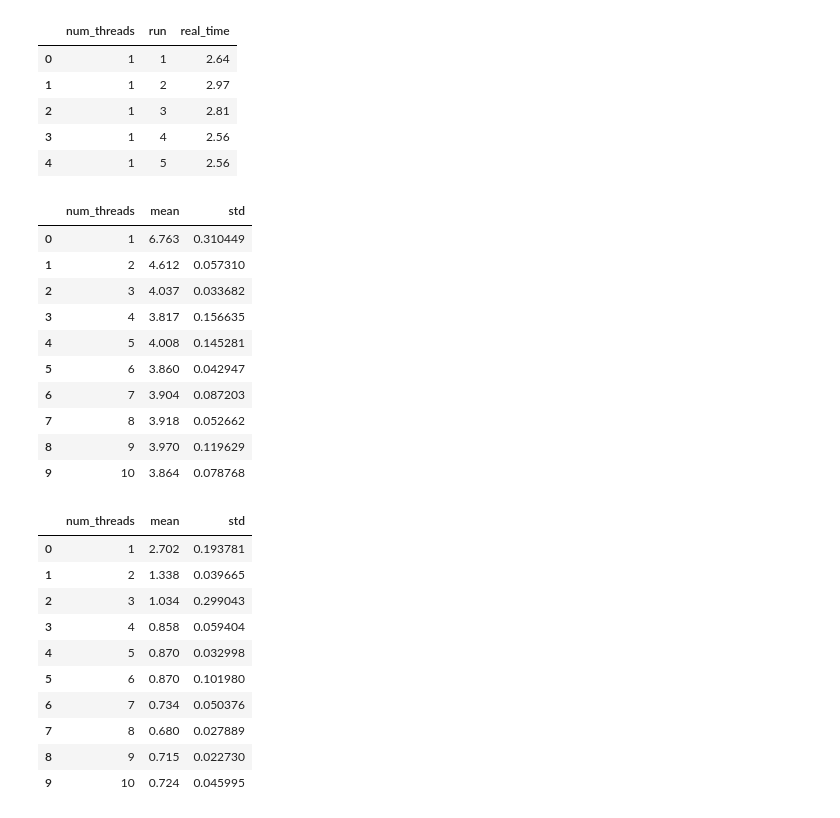
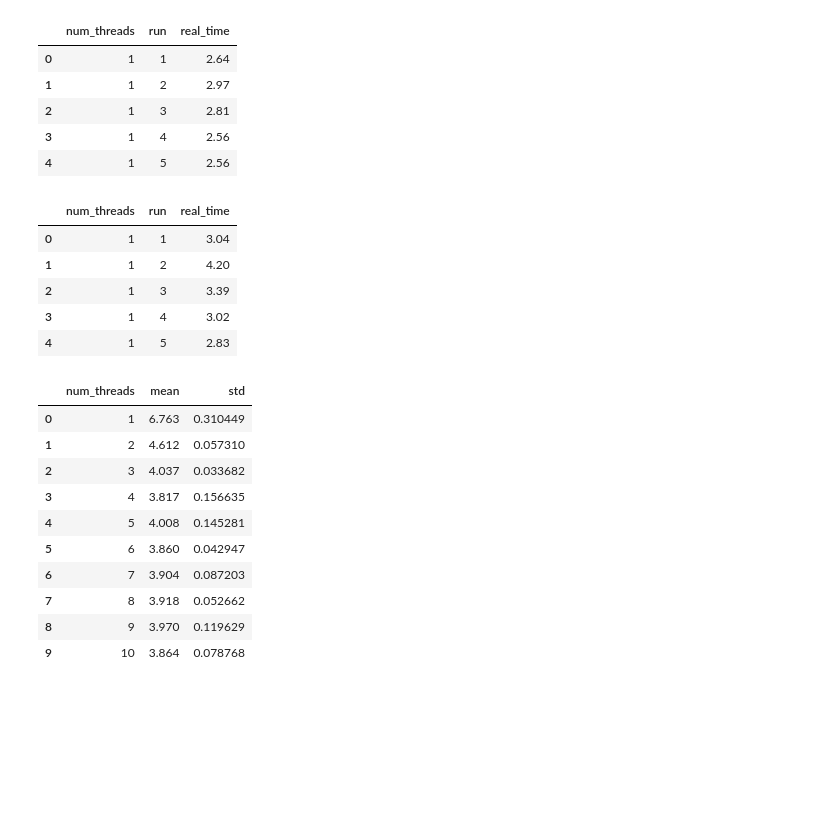
Before and after one commit to luismomm2110/UDESC-programacao-paralela, a Jupyter notebook: analysis_results.ipynb, the cells around one changed output. Cells and saved outputs as stored; diff of their text form; code cells hidden in the pictures; blank space fills up the shorter version.

```diff
--- a/analysis_results.ipynb
+++ b/analysis_results.ipynb
@@ -5,6 +5,7 @@ import matplotlib.pyplot as plt
 # Load the data
 df_1000_posix = pd.read_csv('./results_1000_posix.csv')
 df_1000_open_mp_static = pd.read_csv('./results_1000_openmp_static.csv')
+df_1000_open_mp_dynamic = pd.read_csv('./results_1000_open_mp_dynamic.csv')
 df_1000_posix.head()
 # %% [output]
 |  | num_threads | run | real_time |
@@ -23,35 +24,28 @@ df_1000_open_mp_static.head()
 | 3 | 1 | 4 | 2.56 |
 | 4 | 1 | 5 | 2.56 |
 # %%
-# Compute grouped statistics
-grouped_1000_posix = df_1000_posix.groupby('num_threads')['real_time'].agg(['mean', 'std']).reset_index()
-grouped_1000_posix
+df_1000_open_mp_dynamic.head()
 # %% [output]
-|  | num_threads | mean | std |
-| 0 | 1 | 6.763 | 0.310449 |
-| 1 | 2 | 4.612 | 0.057310 |
-| 2 | 3 | 4.037 | 0.033682 |
-| 3 | 4 | 3.817 | 0.156635 |
-| 4 | 5 | 4.008 | 0.145281 |
-| 5 | 6 | 3.860 | 0.042947 |
-| 6 | 7 | 3.904 | 0.087203 |
-| 7 | 8 | 3.918 | 0.052662 |
-| 8 | 9 | 3.970 | 0.119629 |
-| 9 | 10 | 3.864 | 0.078768 |
+|  | num_threads | run | real_time |
+| 0 | 1 | 1 | 3.04 |
+| 1 | 1 | 2 | 4.20 |
+| 2 | 1 | 3 | 3.39 |
+| 3 | 1 | 4 | 3.02 |
+| 4 | 1 | 5 | 2.83 |
 # %%
-
-grouped_1000_open_mp = df_1000_open_mp_static.groupby('num_threads')['real_time'].agg(['mean', 'std']).reset_index()
-grouped_1000_open_mp
+# Compute grouped statistics
+grouped_1000_posix = df_1000_posix.groupby('num_threads')['real_time'].agg(['mean', 'std']).reset_index()
+grouped_1000_posix
 # %% [output]
 |  | num_threads | mean | std |
-| 0 | 1 | 2.702 | 0.193781 |
-| 1 | 2 | 1.338 | 0.039665 |
-| 2 | 3 | 1.034 | 0.299043 |
-| 3 | 4 | 0.858 | 0.059404 |
-| 4 | 5 | 0.870 | 0.032998 |
-| 5 | 6 | 0.870 | 0.101980 |
-| 6 | 7 | 0.734 | 0.050376 |
-| 7 | 8 | 0.680 | 0.027889 |
-| 8 | 9 | 0.715 | 0.022730 |
-| 9 | 10 | 0.724 | 0.045995 |
+| 0 | 1 | 6.763 | 0.310449 |
+| 1 | 2 | 4.612 | 0.057310 |
+| 2 | 3 | 4.037 | 0.033682 |
+| 3 | 4 | 3.817 | 0.156635 |
+| 4 | 5 | 4.008 | 0.145281 |
+| 5 | 6 | 3.860 | 0.042947 |
+| 6 | 7 | 3.904 | 0.087203 |
+| 7 | 8 | 3.918 | 0.052662 |
+| 8 | 9 | 3.970 | 0.119629 |
+| 9 | 10 | 3.864 | 0.078768 |
 # %%
```
Also changed, not shown: parts of 6 cells of this notebook.
